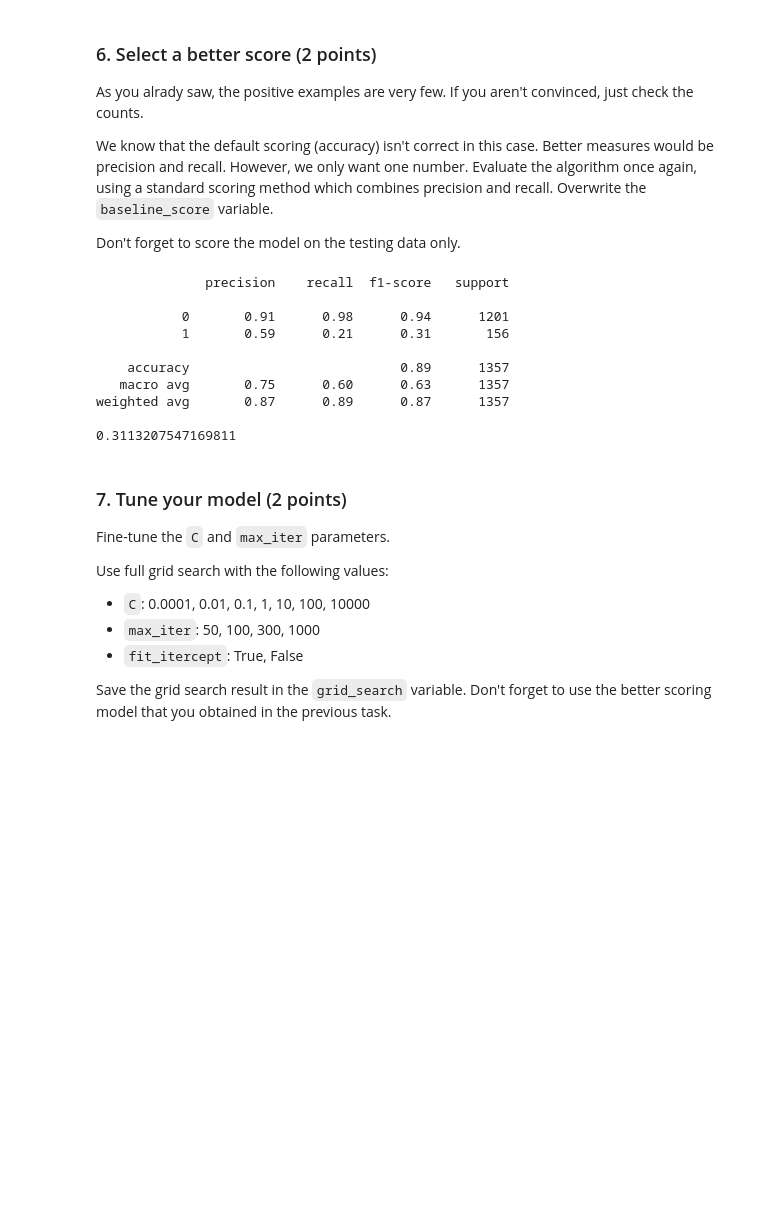
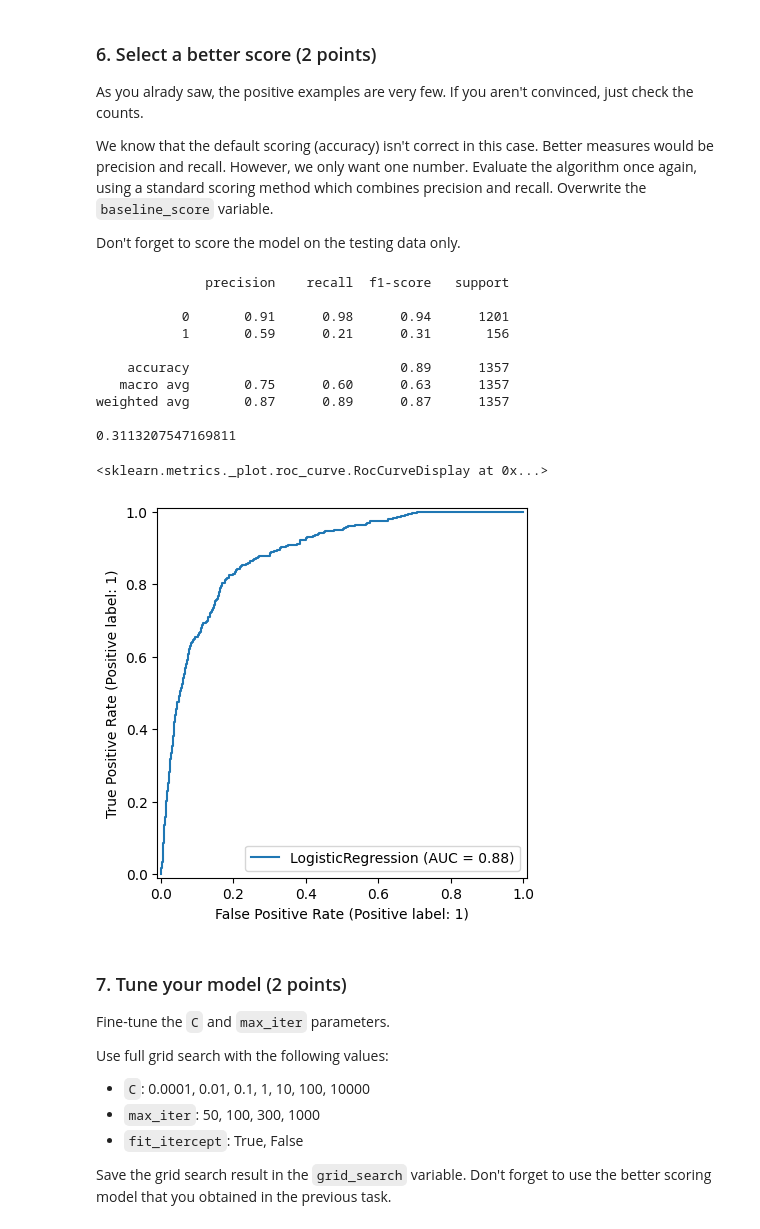
Before and after one commit to BoykoPetevBoev/SoftUni-Machine-Learning-September-2022, a Jupyter notebook: 03. Model-Training-and-Improvement/Model Training and Improvement Lab.ipynb, the cells around one changed output. Cells and saved outputs as stored; diff of their text form; code cells hidden in the pictures; blank space fills up the shorter version.

Commit message:
Upload Model Training and Improvement Lab resources and documentation

```diff
--- a/03. Model-Training-and-Improvement/Model Training and Improvement Lab.ipynb
+++ b/03. Model-Training-and-Improvement/Model Training and Improvement Lab.ipynb
@@ -135,21 +135,25 @@ Don't forget to score the model on the testing data only.
 # %%
 
 bank_labels_predicted = model.predict(bank_features_test)
 print(classification_report(bank_labels_test, bank_labels_predicted))
 
 baseline_score = f1_score(bank_labels_predicted, bank_labels_test)
 print(baseline_score)
+
+RocCurveDisplay.from_estimator(model, bank_features_train, bank_labels_train)
 # %% [output]
               precision    recall  f1-score   support
 
            0       0.91      0.98      0.94      1201
            1       0.59      0.21      0.31       156
 
     accuracy                           0.89      1357
    macro avg       0.75      0.60      0.63      1357
 weighted avg       0.87      0.89      0.87      1357
 
 0.3113207547169811
+<sklearn.metrics._plot.roc_curve.RocCurveDisplay at 0x...>
+[figure, added]
 # %%
 assert_less(baseline_score, 0.7)
 # %% [markdown]
```
Also changed, not shown: 2 other files.
